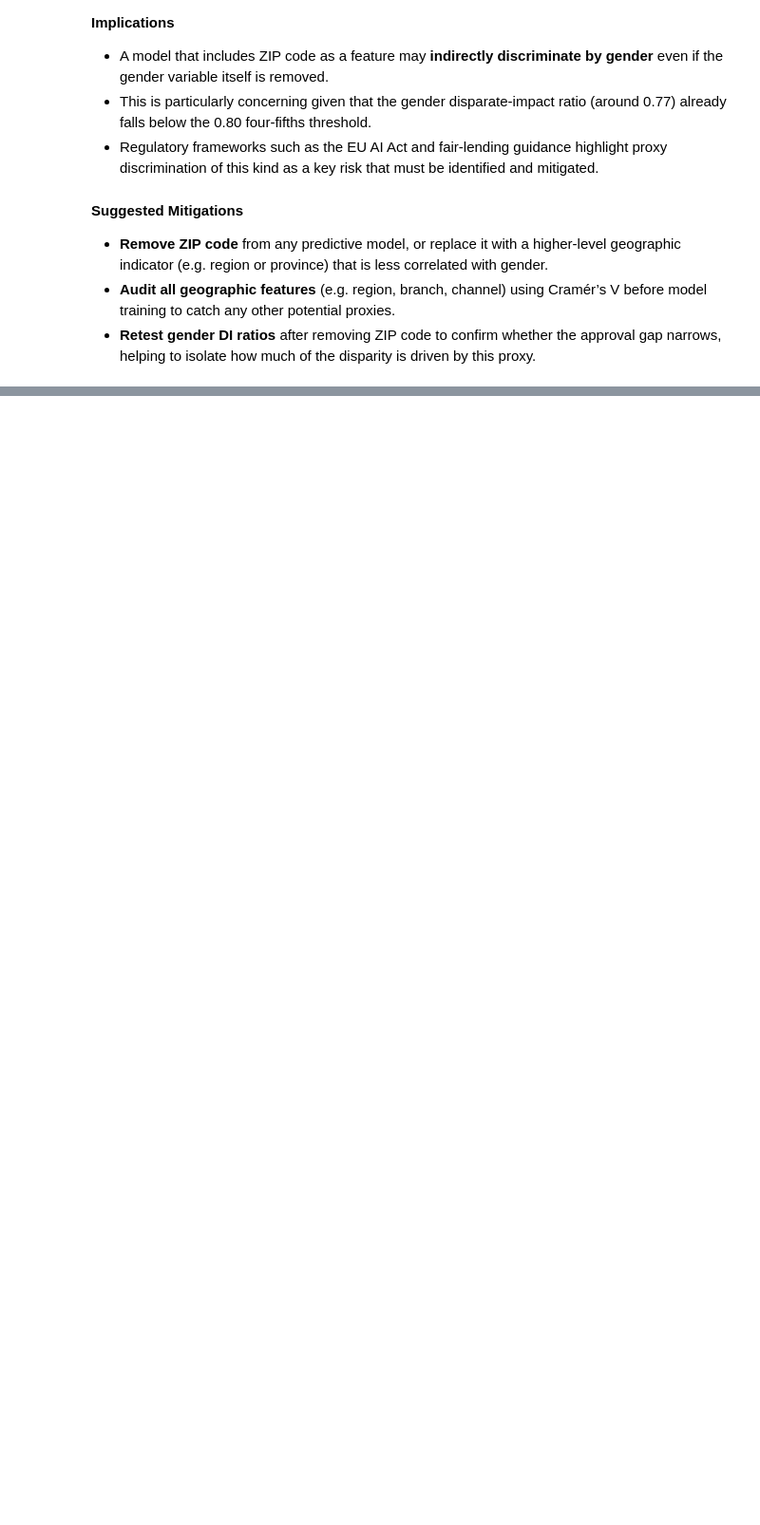
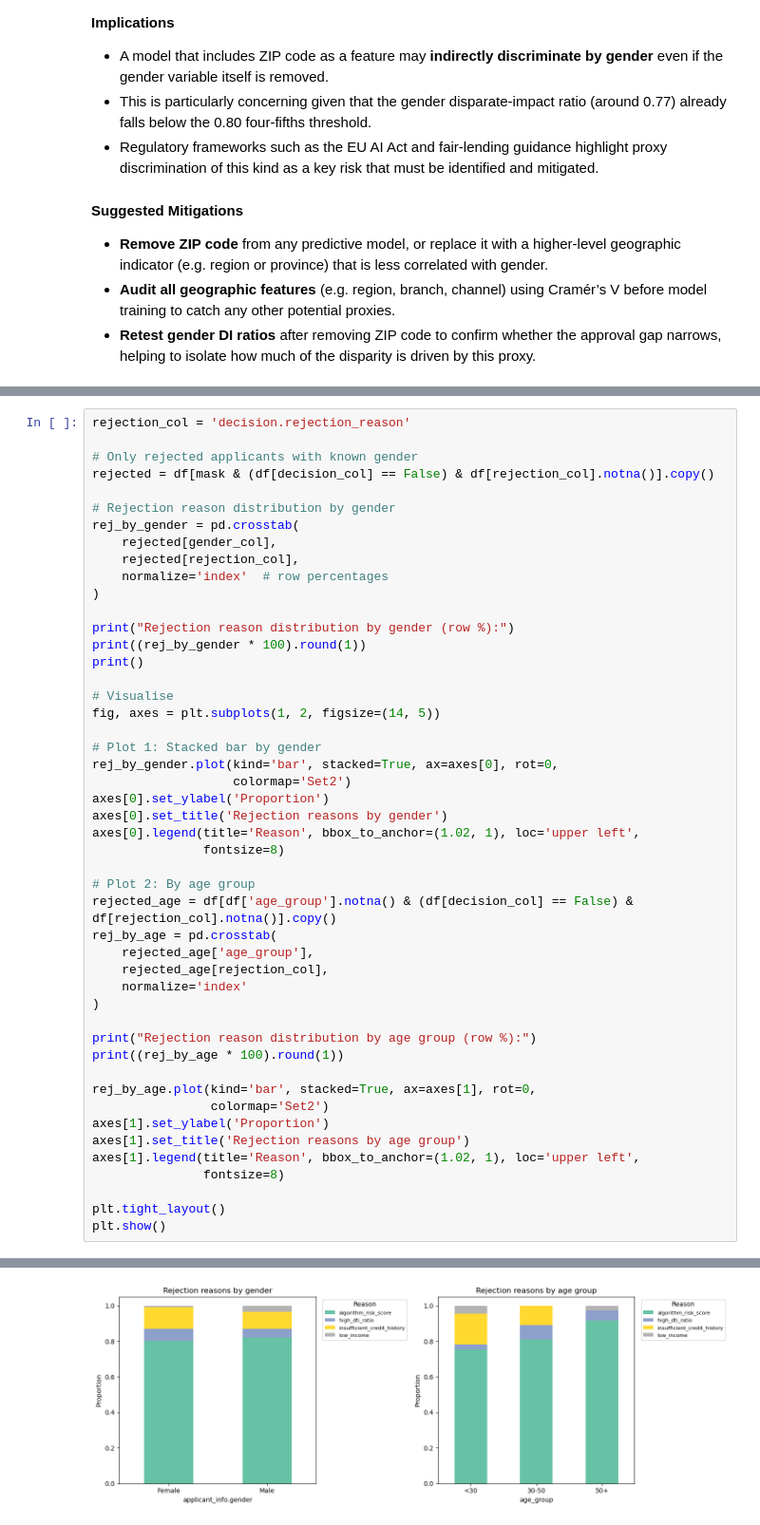
Before and after one commit to LennSchneidewind-67548/dego-project-team14, a Jupyter notebook: notebooks/02-bias-analysis.ipynb, the cells around one changed output, grey strips where cells are left out. Shown at 95% size. Cells and saved outputs as stored; diff of their text form; blank space fills up the shorter version.

```diff
--- a/notebooks/02-bias-analysis.ipynb
+++ b/notebooks/02-bias-analysis.ipynb
@@ -472,0 +593,49 @@ A Cramér’s V of **0.6317** indicates a **strong association** between ZIP cod
+# %%
+rejection_col = 'decision.rejection_reason'
+
+# Only rejected applicants with known gender
+rejected = df[mask & (df[decision_col] == False) & df[rejection_col].notna()].copy()
+
+# Rejection reason distribution by gender
+rej_by_gender = pd.crosstab(
+    rejected[gender_col],
+    rejected[rejection_col],
+    normalize='index'  # row percentages
+)
+
+print("Rejection reason distribution by gender (row %):")
+print((rej_by_gender * 100).round(1))
+print()
+
+# Visualise
+fig, axes = plt.subplots(1, 2, figsize=(14, 5))
+
+# Plot 1: Stacked bar by gender
+rej_by_gender.plot(kind='bar', stacked=True, ax=axes[0], rot=0,
+                   colormap='Set2')
+axes[0].set_ylabel('Proportion')
+axes[0].set_title('Rejection reasons by gender')
+axes[0].legend(title='Reason', bbox_to_anchor=(1.02, 1), loc='upper left',
+               fontsize=8)
+
+# Plot 2: By age group
+rejected_age = df[df['age_group'].notna() & (df[decision_col] == False) & df[rejection_col].notna()].copy()
+rej_by_age = pd.crosstab(
+    rejected_age['age_group'],
+    rejected_age[rejection_col],
+    normalize='index'
+)
+
+print("Rejection reason distribution by age group (row %):")
+print((rej_by_age * 100).round(1))
+
+rej_by_age.plot(kind='bar', stacked=True, ax=axes[1], rot=0,
+                colormap='Set2')
+axes[1].set_ylabel('Proportion')
+axes[1].set_title('Rejection reasons by age group')
+axes[1].legend(title='Reason', bbox_to_anchor=(1.02, 1), loc='upper left',
+               fontsize=8)
+
+plt.tight_layout()
+plt.show()
+# %% [output]
@@ -472,0 +659 @@ A Cramér’s V of **0.6317** indicates a **strong association** between ZIP cod
+[figure, added]
```
Also changed, not shown: parts of 24 cells of this notebook, 1 other file.
